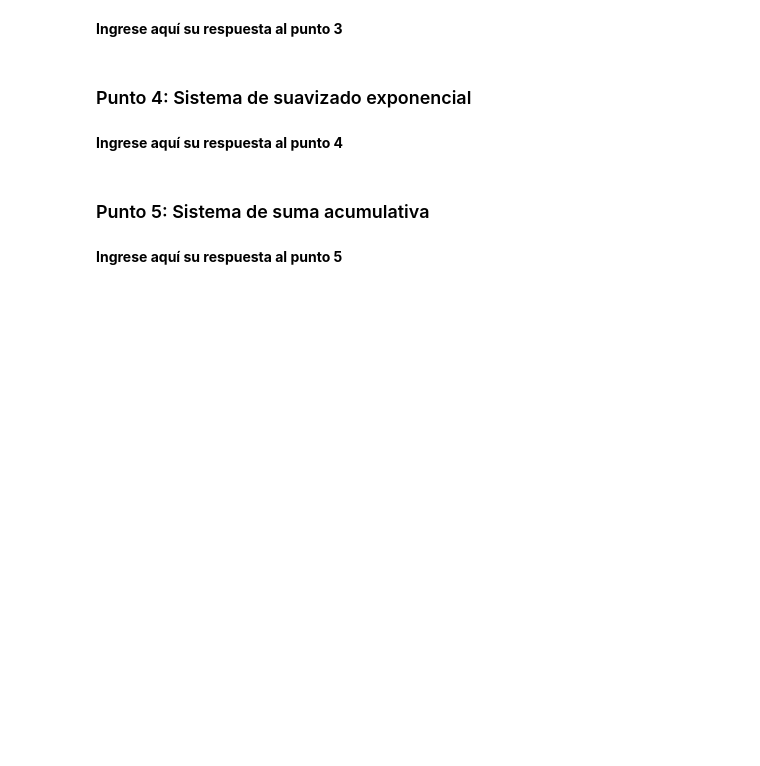
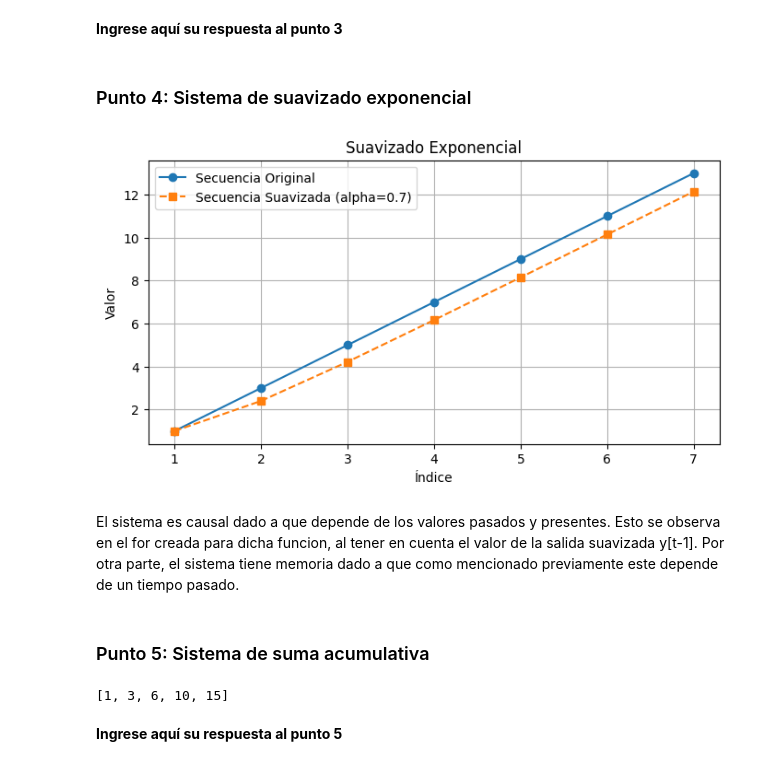
Before and after one commit to fg-edu-tep/Senales-Lab, a Jupyter notebook: lab3/Laboratorio_3_2025_1.ipynb, the cells around one changed output. Saved outputs shown, nothing was run; the diff lists cells and outputs as text; code cells hidden in the pictures; blank space fills up the shorter version.

```diff
--- a/lab3/Laboratorio_3_2025_1.ipynb
+++ b/lab3/Laboratorio_3_2025_1.ipynb
@@ -88,14 +105,36 @@ plt.show()
 # %%
 def exponential_smoothing(sequence, smoothing_factor):
     smoothed_sequence = [sequence[0]]  # Inicializar con el primer valor
     for i in range(1, len(sequence)):
         smoothed_value = smoothing_factor * sequence[i] + (1 - smoothing_factor) * smoothed_sequence[i - 1]
         smoothed_sequence.append(smoothed_value)
     return smoothed_sequence
 
 # Ingrese los parámetros a la función aquí
+# Definir la secuencia y el smoothing factor
+sequence = [1, 3, 5, 7, 9, 11, 13]
+smoothing_factor = 0.7
+
+# Aplicar el suavizado exponencial a la secuencia
+smoothed_sequence = exponential_smoothing(sequence, smoothing_factor)
+
+# Crear un eje x para graficar (usamos los índices de la secuencia)
+x_axis = list(range(1, len(sequence) + 1))
+
+# Graficar la secuencia original y la secuencia suavizada
+plt.figure(figsize=(8, 4))
+plt.plot(x_axis, sequence, 'o-', label="Secuencia Original")
+plt.plot(x_axis, smoothed_sequence, 's--', label="Secuencia Suavizada (alpha=0.7)")
+plt.xlabel("Índice")
+plt.ylabel("Valor")
+plt.title("Suavizado Exponencial")
+plt.legend()
+plt.grid(True)
+plt.show()
+# %% [output]
+[figure, added]
-# %% [markdown]
-**Ingrese aquí su respuesta al punto 4**
+# %% [markdown]
+El sistema es causal dado a que depende de los valores pasados y presentes. Esto se observa en el for creada para dicha funcion, al tener en cuenta el valor de la salida suavizada y[t-1]. Por otra parte, el sistema tiene memoria dado a que como mencionado previamente este depende de un tiempo pasado.
 # %% [markdown]
 ### Punto 5: Sistema de suma acumulativa
 # %%
@@ -110,6 +149,8 @@ def cumulative_sum(sequence):
 numbers = [1, 2, 3, 4, 5]
 cumulative_numbers = cumulative_sum(numbers)
 print(cumulative_numbers)
+# %% [output]
+[1, 3, 6, 10, 15]
 # %% [markdown]
 **Ingrese aquí su respuesta al punto 5**
 # %% [markdown]
```
Also changed, not shown: parts of 10 cells of this notebook.
